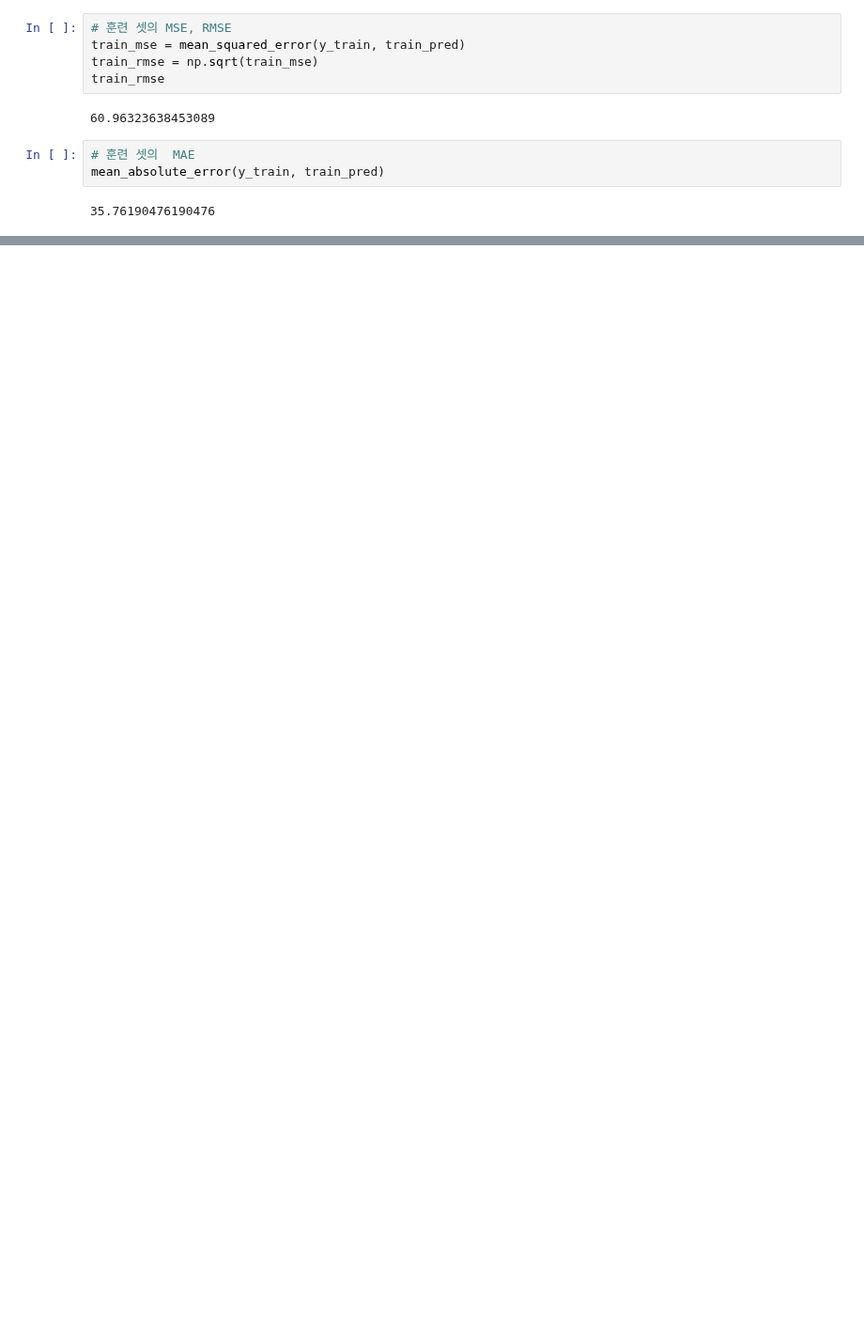
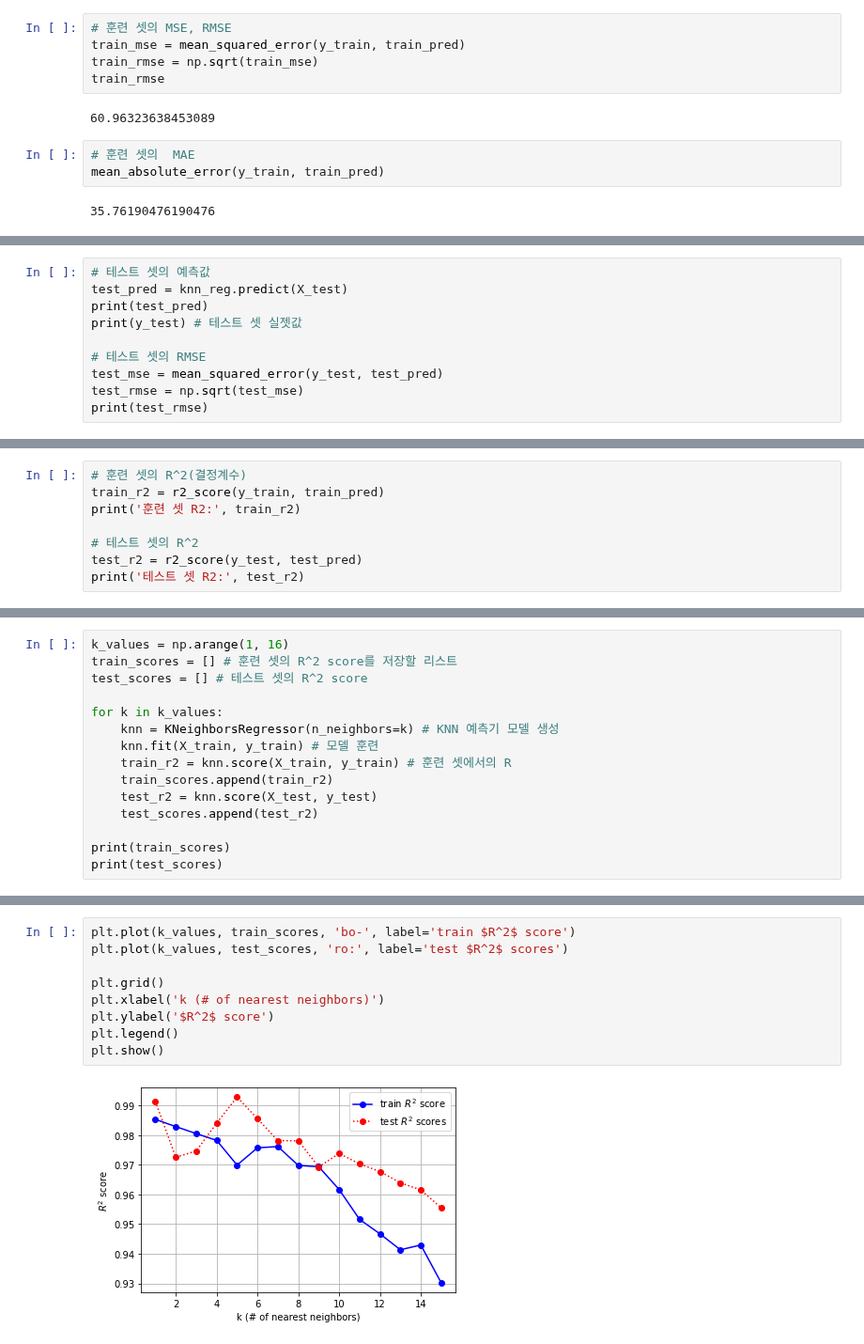
Before and after one commit to esn73/lab_python, a Jupyter notebook: py05_regression.ipynb, the cells around one changed output, grey strips where cells are left out. Shown at 94% size. Drawn from its saved outputs; the diff is of its cells as text; blank space fills up the shorter version.

```diff
--- a/py05_regression.ipynb
+++ b/py05_regression.ipynb
@@ -170,0 +198,10 @@ mean_absolute_error(y_train, train_pred)
+# %%
+# 테스트 셋의 예측값
+test_pred = knn_reg.predict(X_test)
+print(test_pred)
+print(y_test) # 테스트 셋 실젯값
+
+# 테스트 셋의 RMSE
+test_mse = mean_squared_error(y_test, test_pred)
+test_rmse = np.sqrt(test_mse)
+print(test_rmse)
@@ -170,0 +214,8 @@ mean_absolute_error(y_train, train_pred)
+# %%
+# 훈련 셋의 R^2(결정계수)
+train_r2 = r2_score(y_train, train_pred)
+print('훈련 셋 R2:', train_r2)
+
+# 테스트 셋의 R^2
+test_r2 = r2_score(y_test, test_pred)
+print('테스트 셋 R2:', test_r2)
@@ -170,0 +233,15 @@ mean_absolute_error(y_train, train_pred)
+# %%
+k_values = np.arange(1, 16)
+train_scores = [] # 훈련 셋의 R^2 score를 저장할 리스트
+test_scores = [] # 테스트 셋의 R^2 score
+
+for k in k_values:
+    knn = KNeighborsRegressor(n_neighbors=k) # KNN 예측기 모델 생성
+    knn.fit(X_train, y_train) # 모델 훈련
+    train_r2 = knn.score(X_train, y_train) # 훈련 셋에서의 R
+    train_scores.append(train_r2)
+    test_r2 = knn.score(X_test, y_test)
+    test_scores.append(test_r2)
+
+print(train_scores)
+print(test_scores)
@@ -170,0 +251,11 @@ mean_absolute_error(y_train, train_pred)
+# %%
+plt.plot(k_values, train_scores, 'bo-', label='train $R^2$ score')
+plt.plot(k_values, test_scores, 'ro:', label='test $R^2$ scores')
+
+plt.grid()
+plt.xlabel('k (# of nearest neighbors)')
+plt.ylabel('$R^2$ score')
+plt.legend()
+plt.show()
+# %% [output]
+[figure, added]
```
Also changed, not shown: parts of 8 cells of this notebook.
